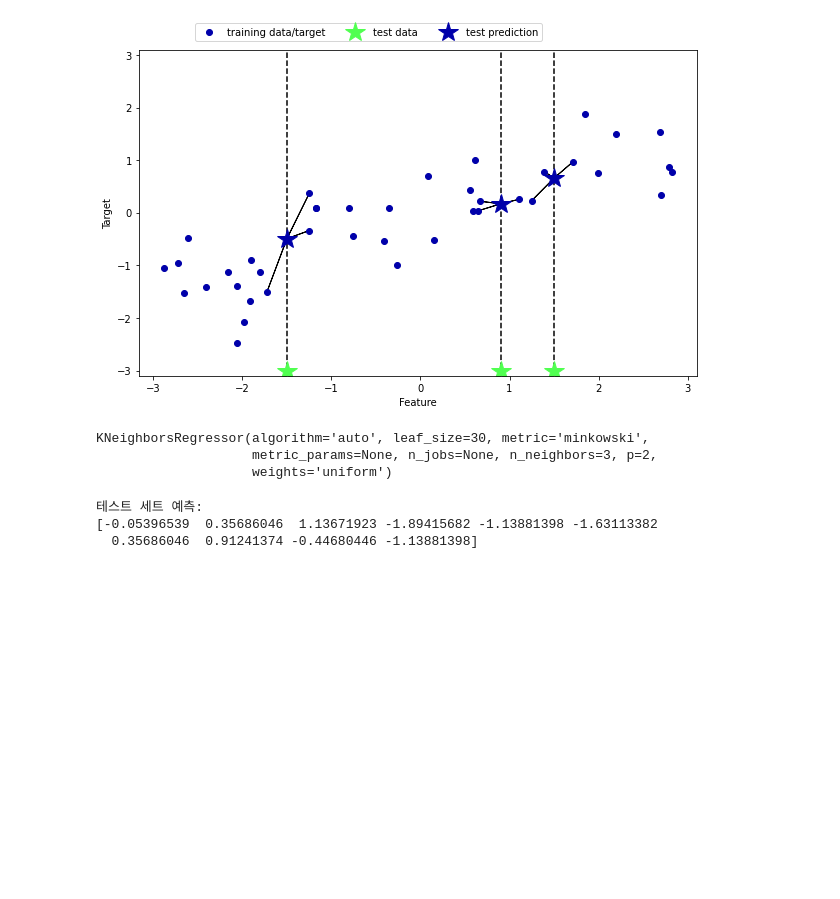
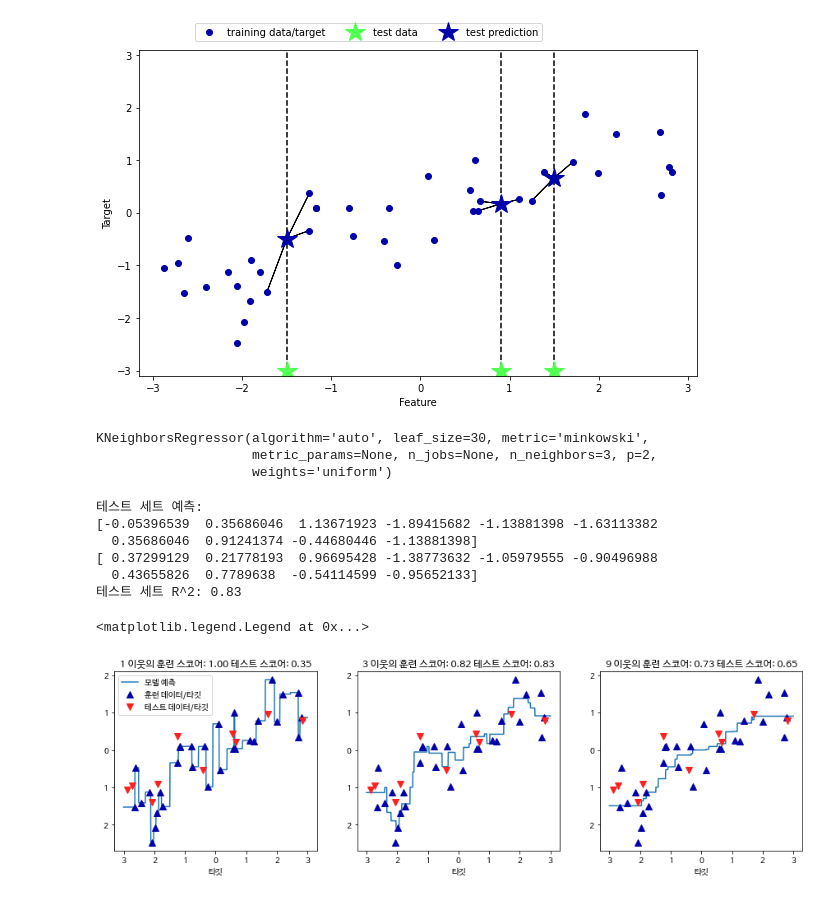
Before and after one commit to jang-jinyeol/Machine_Learning, a Jupyter notebook: knn_fit&regression.ipynb, the cells around one changed output. Saved outputs shown, nothing was run; the diff lists cells and outputs as text; code cells hidden in the pictures; blank space fills up the shorter version.

```diff
--- a/knn_fit&regression.ipynb
+++ b/knn_fit&regression.ipynb
@@ -22,0 +21,8 @@ Successfully installed mglearn-0.1.9
+# %%
+
+!sudo apt-get install -y fonts-nanum
+!sudo fc-cache -fv
+!rm ~/.cache/matplotlib -rf
+
+import matplotlib.pyplot as plt
+plt.rc('font', family='NanumBarunGothic')
@@ -85,12 +130,37 @@ KNeighborsRegressor(algorithm='auto', leaf_size=30, metric='minkowski',
                     weights='uniform')
 # %%
 print("테스트 세트 예측:\n{}".format(reg.predict(X_test)))
+print(y_test)
+print("테스트 세트 R^2: {:.2f}".format(reg.score(X_test, y_test)))
 # %% [output]
 테스트 세트 예측:
 [-0.05396539  0.35686046  1.13671923 -1.89415682 -1.13881398 -1.63113382
   0.35686046  0.91241374 -0.44680446 -1.13881398]
+[ 0.37299129  0.21778193  0.96695428 -1.38773632 -1.05979555 -0.90496988
+  0.43655826  0.7789638  -0.54114599 -0.95652133]
+테스트 세트 R^2: 0.83
 # %%
 # score 메서드를 사용해 모델을 평가할 수 있다.\
 # 이 메서드는 회귀일 땐 R^2 값을 반환 한다.
 # 결정 계수라고도 하는 R^2 값은 회귀 모델에서 예측의 적합도를 0과 1 사이의 값으로 계산한 것이다.
 # 1은 예측이 완벽한 경우이고, 0은 훈련 세트의 출력값인 y_train의 평균으로만 예측하는 모델의 경우이다.
+#--------------------------------------------------------#
+# KNeighborsRegressor 분석
+
+fig, axes = plt.subplots(1, 3, figsize=(15, 4))
+# -3과 3 사이에 1,000개의 데이터 포인트를 만든다.
+line = np.linspace(-3, 3, 1000).reshape(-1,1)
+for n_neighbors, ax in zip([1,3,9], axes):
+  reg = KNeighborsRegressor(n_neighbors=n_neighbors)
+  reg.fit(X_train, y_train)
+  ax.plot(line,reg.predict(line))
+  ax.plot(X_train, y_train,'^',c=mglearn.cm2.colors[0], markersize=8)
+  ax.plot(X_test, y_test,'v',c=mglearn.cm2.colors[1], markersize=8)
+
+  ax.set_title("{} 이웃의 훈련 스코어: {:.2f} 테스트 스코어: {:.2f}".format(n_neighbors, reg.score(X_train, y_train), reg.score(X_test, y_test)))
+  ax.set_xlabel("특성")
+  ax.set_xlabel("타깃")
+axes[0].legend(["모델 예측", "훈련 데이터/타깃", "테스트 데이터/타깃"], loc="best")
+# %% [output]
+<matplotlib.legend.Legend at 0x...>
+[figure, added]
```
Also changed, not shown: parts of 5 cells of this notebook.
